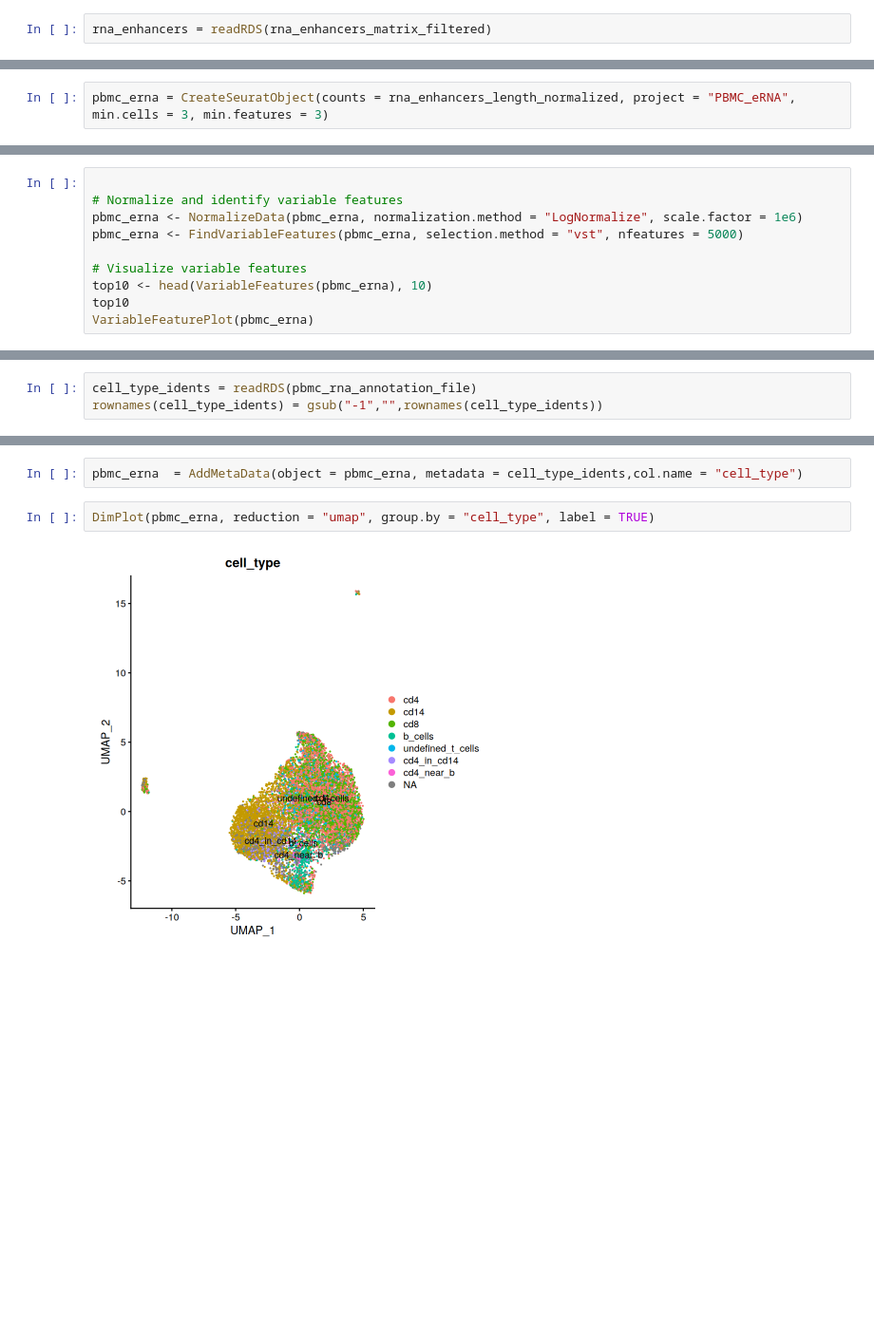
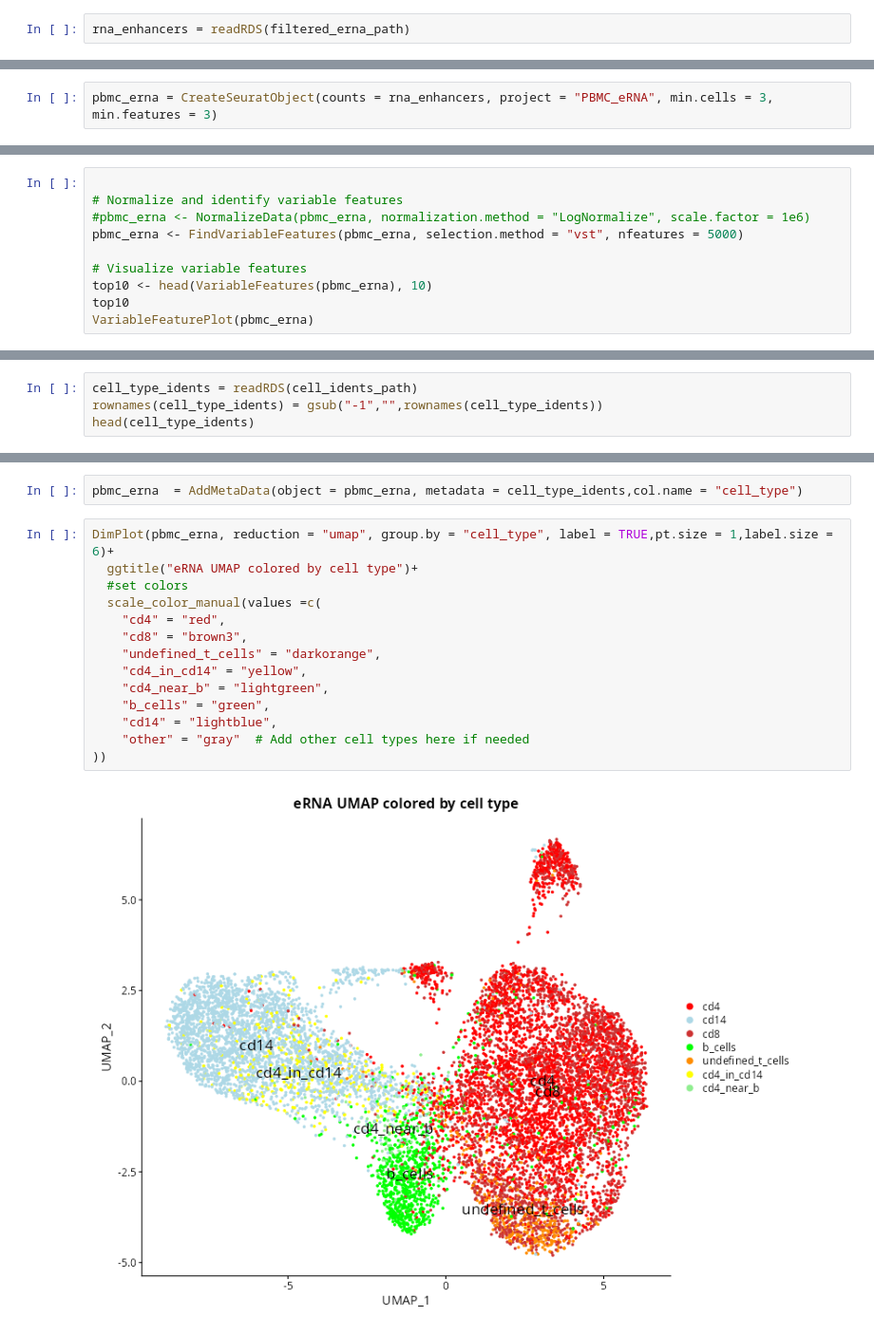
Before and after one commit to avishai987/eRNA, a Jupyter notebook: scripts/PBMC_10K/eRNA_clustering.ipynb, the cells around one changed output, grey strips where cells are left out. Shown at 95% size. Saved outputs shown, nothing was run; the diff lists cells and outputs as text; blank space fills up the shorter version.

```diff
--- a/scripts/PBMC_10K/eRNA_clustering.ipynb
+++ b/scripts/PBMC_10K/eRNA_clustering.ipynb
@@ -22,5 +30,5 @@ library(ggplot2)
 # %%
-rna_enhancers = readRDS(rna_enhancers_matrix_filtered)
+rna_enhancers = readRDS(filtered_erna_path)
 # %%
 rna_enhancers[1:10,1:10]
 # %% [output]
@@ -114,3 +48,3 @@ ENSR1_BH6FW
 # %%
-pbmc_erna = CreateSeuratObject(counts = rna_enhancers_length_normalized, project = "PBMC_eRNA", min.cells = 3, min.features = 3)
+pbmc_erna = CreateSeuratObject(counts = rna_enhancers, project = "PBMC_eRNA", min.cells = 3, min.features = 3)
 # %% [output]
@@ -125,7 +58,7 @@ Active assay: RNA (8628 features, 0 variable features)
 # %%
 
 # Normalize and identify variable features
-pbmc_erna <- NormalizeData(pbmc_erna, normalization.method = "LogNormalize", scale.factor = 1e6)
+#pbmc_erna <- NormalizeData(pbmc_erna, normalization.method = "LogNormalize", scale.factor = 1e6)
 pbmc_erna <- FindVariableFeatures(pbmc_erna, selection.method = "vst", nfeatures = 5000)
 
 # Visualize variable features
@@ -206,3 +153,4 @@ DimPlot(pbmc_erna, reduction = "umap", label = TRUE)
 # %%
-cell_type_idents = readRDS(pbmc_rna_annotation_file)
+cell_type_idents = readRDS(cell_idents_path)
 rownames(cell_type_idents) = gsub("-1","",rownames(cell_type_idents))
+head(cell_type_idents)
@@ -209,9 +170,21 @@ rownames(cell_type_idents) = gsub("-1","",rownames(cell_type_idents))
 # %%
 pbmc_erna  = AddMetaData(object = pbmc_erna, metadata = cell_type_idents,col.name = "cell_type")
 # %%
-DimPlot(pbmc_erna, reduction = "umap", group.by = "cell_type", label = TRUE)
+DimPlot(pbmc_erna, reduction = "umap", group.by = "cell_type", label = TRUE,pt.size = 1,label.size = 6)+
+  ggtitle("eRNA UMAP colored by cell type")+
+  #set colors
+  scale_color_manual(values =c(
+    "cd4" = "red",
+    "cd8" = "brown3",
+    "undefined_t_cells" = "darkorange",
+    "cd4_in_cd14" = "yellow",
+    "cd4_near_b" = "lightgreen",
+    "b_cells" = "green",
+    "cd14" = "lightblue",
+    "other" = "gray"  # Add other cell types here if needed
+))
 # %% [output]
-[figure, old version]
+[figure, new version]
 # %%
 #stacked barplot of cell types per cluster
 cluster_celltype_table = table(pbmc_erna$seurat_clusters, pbmc_erna$cell_type)
```
Also changed, not shown: parts of 28 cells of this notebook, 2 other files.
